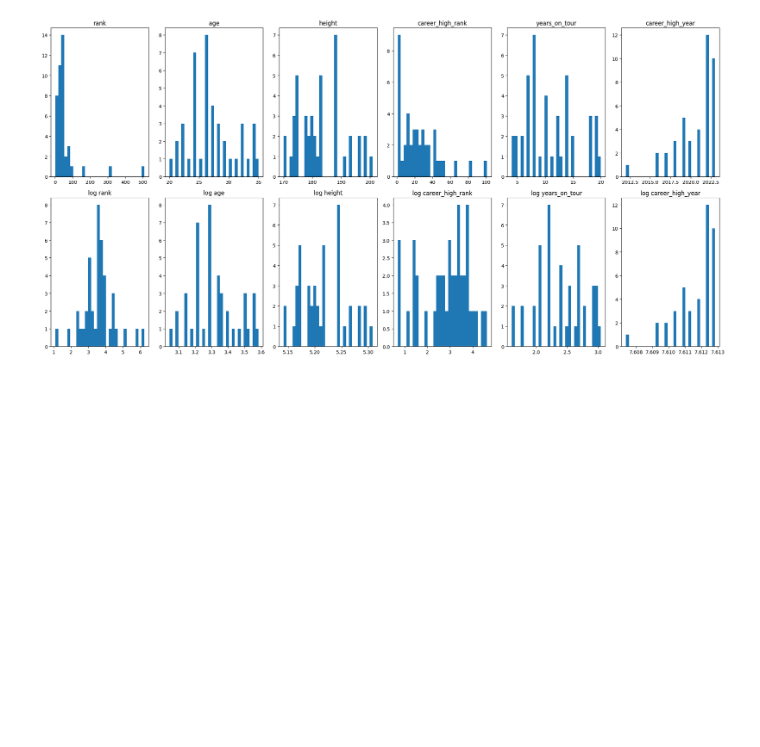
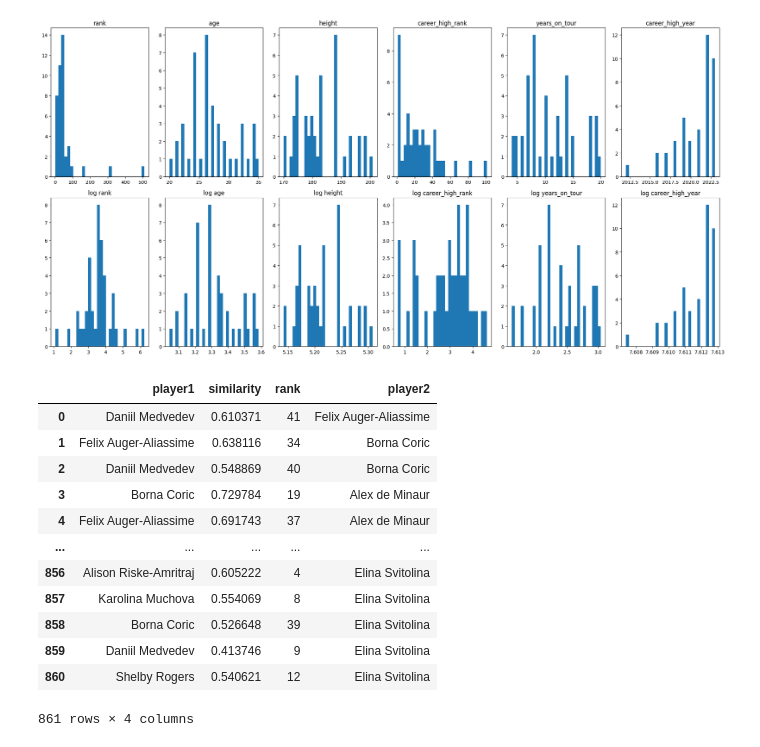
Before and after one commit to AsafKed/tennis-router, a Jupyter notebook: backend/test.ipynb, the cells around one changed output. Cells and saved outputs as stored; diff of their text form; code cells hidden in the pictures; blank space fills up the shorter version.

```diff
--- a/backend/test.ipynb
+++ b/backend/test.ipynb
@@ -339,3 +337,26 @@ plt.tight_layout()
 plt.show()
 # %% [output]
 [figure]
+# %%
+# Get all similarties from the neo4j similarity worker
+from database_workers.Neo4j_Similarity_Worker import Similarity_Worker
+sim_worker = Similarity_Worker()
+similarities = sim_worker.get_all_similarities()
+sim_worker.close()
+
+# Show similarities where column similarity is not "None"
+similarities
+# %% [output]
+|  | player1 | similarity | rank | player2 |
+| 0 | Daniil Medvedev | 0.610371 | 41 | Felix Auger-Aliassime |
+| 1 | Felix Auger-Aliassime | 0.638116 | 34 | Borna Coric |
+| 2 | Daniil Medvedev | 0.548869 | 40 | Borna Coric |
+| 3 | Borna Coric | 0.729784 | 19 | Alex de Minaur |
+| 4 | Felix Auger-Aliassime | 0.691743 | 37 | Alex de Minaur |
+| ... | ... | ... | ... | ... |
+| 856 | Alison Riske-Amritraj | 0.605222 | 4 | Elina Svitolina |
+| 857 | Karolina Muchova | 0.554069 | 8 | Elina Svitolina |
+| 858 | Borna Coric | 0.526648 | 39 | Elina Svitolina |
+| 859 | Daniil Medvedev | 0.413746 | 9 | Elina Svitolina |
+| 860 | Shelby Rogers | 0.540621 | 12 | Elina Svitolina |
+861 rows × 4 columns
```
Also changed, not shown: parts of 5 cells of this notebook, 1 other file.
